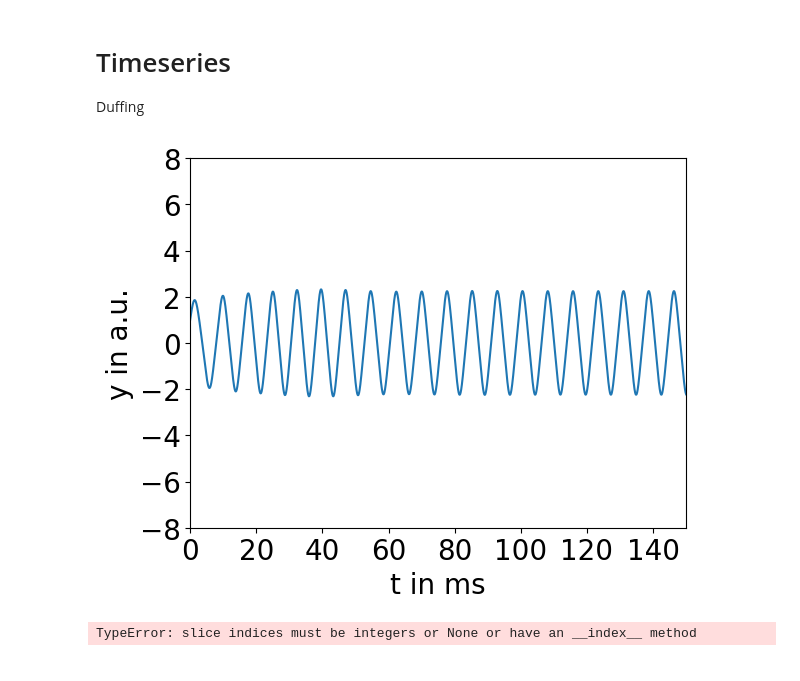
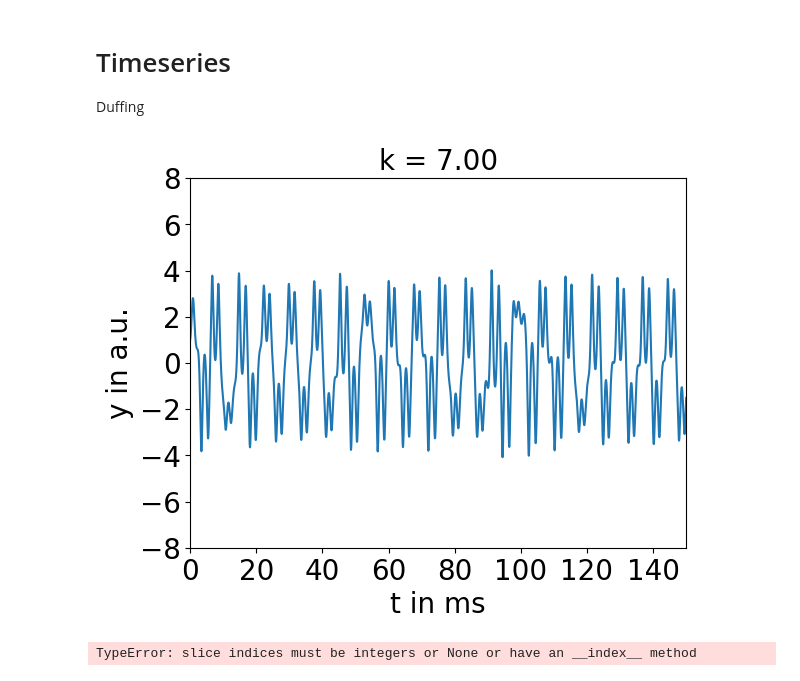
Before and after one commit to huyenanh-nguyen/Vocalization, a Jupyter notebook: Onesidecoupling/simulation.ipynb, the cells around one changed output. Saved outputs shown, nothing was run; the diff lists cells and outputs as text; code cells hidden in the pictures.

```diff
--- a/Onesidecoupling/simulation.ipynb
+++ b/Onesidecoupling/simulation.ipynb
@@ -26,31 +19,33 @@ p = 1
 q = 1
 par = x,y,p,q
 # %%
-k = 0.1
+k = 7.0
 gamma = 0.1
 mu = 2.0 # realistic mu value, because the vocal foldds doesnt oscillate sinousidal
-beta = 0.2
-alpha = 0
+beta = 1.0
+alpha = 0.2
 lilie = OnesidedCoupling(par, t, keep, k, mu, gamma, alpha, beta)
 
 xsol = lilie.x_solv()
 ysol = lilie.y_solv()
 psol = lilie.p_solv()
 qsol = lilie.q_solv()
 
 plt.plot(t, ysol, label = f"k: {k:.2f}")
 plt.ylabel("y in a.u.", fontsize = 20)
 y_title = "$\gamma$ = " + f"{gamma:.2f}, ß = " + f"{beta:.2f}, $\\alpha$ = " + f"{alpha:.2f}, $\mu$ = " + f"{mu:.2f}, x$_0$ = " + f"{par[0]:.2f}, y$_0$ = "+ f"{par[1]:.2f}, p$_0$ = "+ f"{par[2]:.2f}, q$_0$ = "+ f"{par[3]:.2f}"
 # plt.legend(fontsize = 16, loc = "upper left")
 plt.xlabel("t in ms", fontsize = 20)
+plt.title("k = " + f"{k:.2f}", fontsize = 20)
+
 plt.xticks(fontsize = 20)
 plt.yticks(fontsize = 20)
 plt.ylim([-8, 8])
 plt.xlim([0,150])
 # plt.savefig(path + "y_timeseries_alpha05" + ".png", dpi =  300, bbox_inches = "tight")
 plt.show()
 # %% [output]
-[figure, old version]
+[figure, new version]
 # %%
 OnesidedCoupling(par, t, keep, k, mu, gamma, alpha, beta).periodic_peak()
 # %% [output]
```
Also changed, not shown: parts of 5 cells of this notebook, 5 other files.
